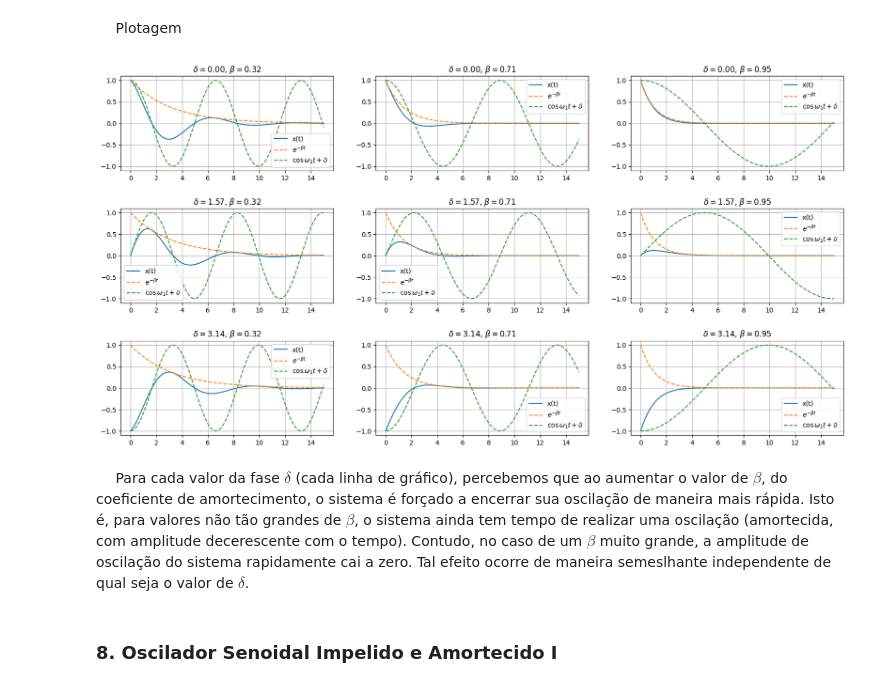
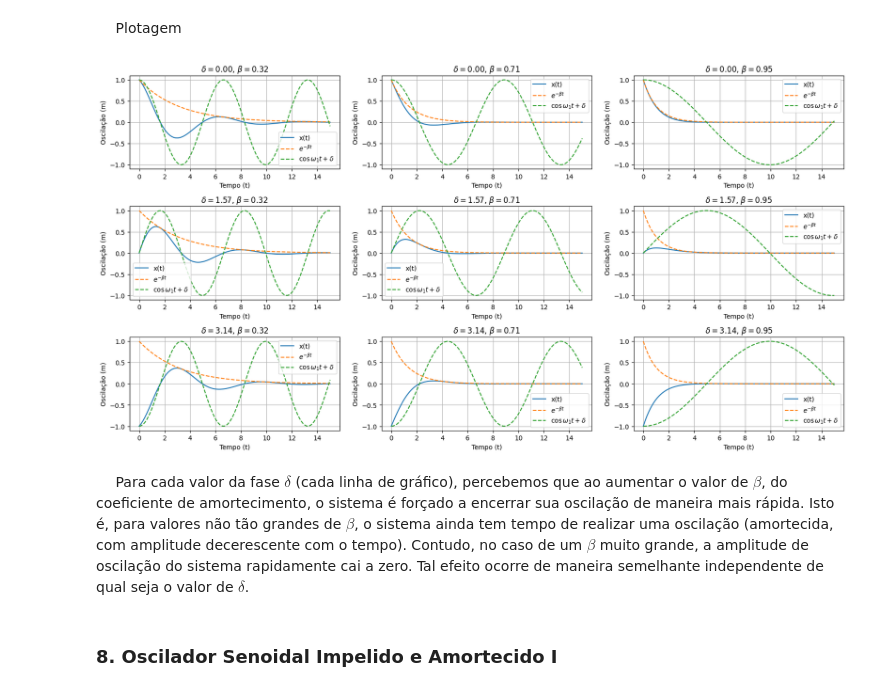
Before and after one commit to ylaksl/lista_num_mecanica, a Jupyter notebook: wally.ipynb, the cells around one changed output. Saved outputs shown, nothing was run; the diff lists cells and outputs as text; code cells hidden in the pictures.

```diff
--- a/wally.ipynb
+++ b/wally.ipynb
@@ -44,40 +44,43 @@ ti = 0 # Tempo inicial.
 tf = 15 # Tempo final.
 tempos = np.linspace(ti,tf,100) # Grade temporal.
 
-fig, axes = plt.subplots(3, 3, figsize=(20, 10))
+fig, axes = plt.subplots(3, 3, figsize=(20, 10)) # Gráfico.
+
 
 a = 0 # Para a enumeração dos plots.
 for delta in deltas:
     o = 0 #Para a enumeração dos plots.
     for r in razao:
         beta = omegazero*np.sqrt(r)
         omega1 = np.sqrt(omegazero**2 - beta**2)
 
         x_points = []
         exponencial = []
         cosseno = []
         for i in range(len(tempos)):
             xi = x(tempos[i], beta, omega1, delta)
 
             x_points.append(xi)
             exponencial.append(np.exp(-beta*tempos[i]))
             cosseno.append(np.cos(omega1*tempos[i] - delta))
 
         axes[a][o].plot(tempos,x_points, label = r'x(t)')
         axes[a][o].plot(tempos,exponencial, '--', label = r'$e^{-\beta t}$')
         axes[a][o].plot(tempos,cosseno, '--', label = r'$\cos{\omega_1 t + \delta}$')
         axes[a][o].set_title(fr'$\delta = {delta:.2f}$, $\beta = {beta:.2f}$')
         axes[a][o].grid()
         axes[a][o].legend()
+        axes[a][o].set_xlabel('Tempo (t)')
+        axes[a][o].set_ylabel('Oscilação (m)')
         o+=1
     a+=1
 
 plt.subplots_adjust(hspace=0.4)
 plt.show()
 # %% [output]
-[figure, old version]
+[figure, new version]
 # %% [markdown]
-$\quad$ Para cada valor da fase $\delta$ (cada linha de gráfico), percebemos que ao aumentar o valor de $\beta$, do coeficiente de amortecimento, o sistema é forçado a encerrar sua oscilação de maneira mais rápida. Isto é, para valores não tão grandes de $\beta$, o sistema ainda tem tempo de realizar uma oscilação (amortecida, com amplitude decerescente com o tempo). Contudo, no caso de um $\beta$ muito grande, a amplitude de oscilação do sistema rapidamente cai a zero. Tal efeito ocorre de maneira semeslhante independente de qual seja o valor de $\delta$.
+$\quad$ Para cada valor da fase $\delta$ (cada linha de gráfico), percebemos que ao aumentar o valor de $\beta$, do coeficiente de amortecimento, o sistema é forçado a encerrar sua oscilação de maneira mais rápida. Isto é, para valores não tão grandes de $\beta$, o sistema ainda tem tempo de realizar uma oscilação (amortecida, com amplitude decerescente com o tempo). Contudo, no caso de um $\beta$ muito grande, a amplitude de oscilação do sistema rapidamente cai a zero. Tal efeito ocorre de maneira semelhante independente de qual seja o valor de $\delta$.
 # %% [markdown]
 ### 8. Oscilador Senoidal Impelido e Amortecido I
 # %% [markdown]
```
Also changed, not shown: parts of 52 cells of this notebook.
